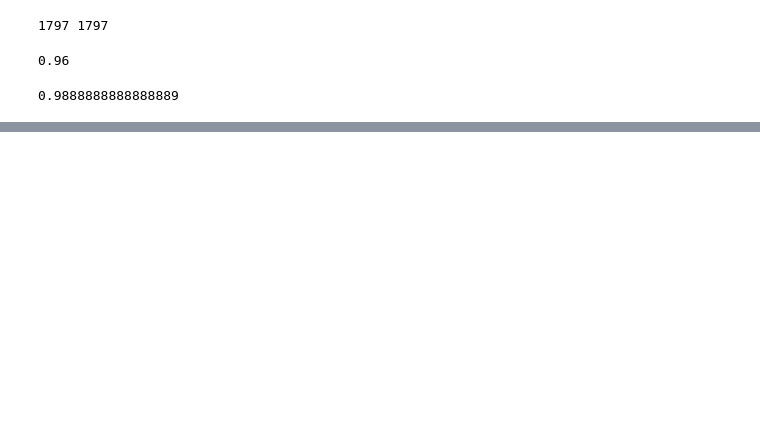
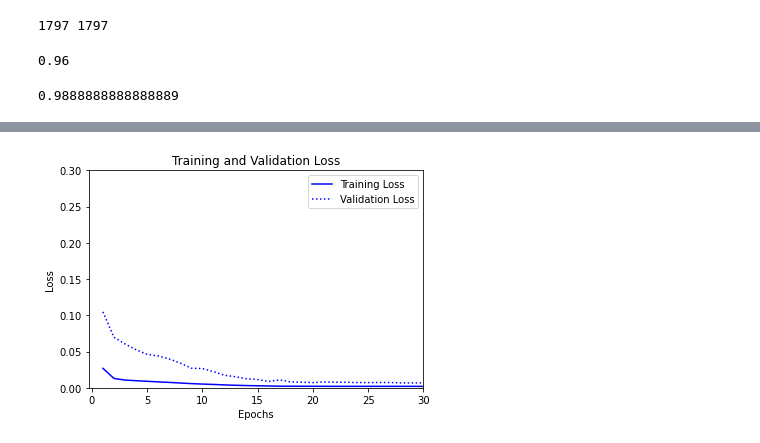
Before and after one commit to swleexz/TIL, a Jupyter notebook: 01_bigdata_ai_via_python/09_02_deep_learning.ipynb, the cells around one changed output, grey strips where cells are left out. Saved outputs shown, nothing was run; the diff lists cells and outputs as text; code cells hidden in the pictures; blank space fills up the shorter version.

```diff
--- a/01_bigdata_ai_via_python/09_02_deep_learning.ipynb
+++ b/01_bigdata_ai_via_python/09_02_deep_learning.ipynb
@@ -299,0 +491,13 @@ print(accuracy_score(test_labels, predictions))
+# %%
+# 시계열 데이터 준비
+
+def create_seq(data, lookback=1):
+    X_data = []
+    y_data = []
+
+    for i in range(len(data) - lookback - 1):
+        add = data[i:(i+lookback), 0]
+        X_data.append(add)
+        y_data.append(data[i + lookback, 0])
+
+    return np.array(X_data), np.array(y_data)
@@ -299,0 +506,8 @@ print(accuracy_score(test_labels, predictions))
+# %%
+lookback = 1
+
+X_train, y_train = create_seq(train, lookback)
+X_test, y_test = create_seq(test, lookback)
+
+X_train = np.reshape(X_train, (X_train.shape[0], 1, X_train.shape[1]))
+X_test = np.reshape(X_test, (X_test.shape[0], 1, X_test.shape[1]))
@@ -299,0 +517,10 @@ print(accuracy_score(test_labels, predictions))
+# %%
+model = Sequential([
+    LSTM(4, input_shape=(1, lookback)),
+    Dense(1)
+])
+
+model.compile(optimizer='rmsprop', loss='mse', metrics='mae')
+
+epochs = 30
+history = model.fit(X_train, y_train, epochs=epochs, validation_split=0.2, batch_size=1)
@@ -299,0 +547,15 @@ print(accuracy_score(test_labels, predictions))
+# %%
+history_dict = history.history
+
+plt.clf()
+epoch_range = range(1, epochs + 1)
+plt.plot(epoch_range, history_dict['loss'], 'b', label='Training Loss')
+plt.plot(epoch_range, history_dict['val_loss'], 'b:', label='Validation Loss')
+plt.axis([-0.3, epochs, 0, 0.3])
+plt.title('Training and Validation Loss')
+plt.xlabel('Epochs')
+plt.ylabel('Loss')
+plt.legend()
+plt.show()
+# %% [output]
+[figure, added]
```
Also changed, not shown: parts of 36 cells of this notebook.
